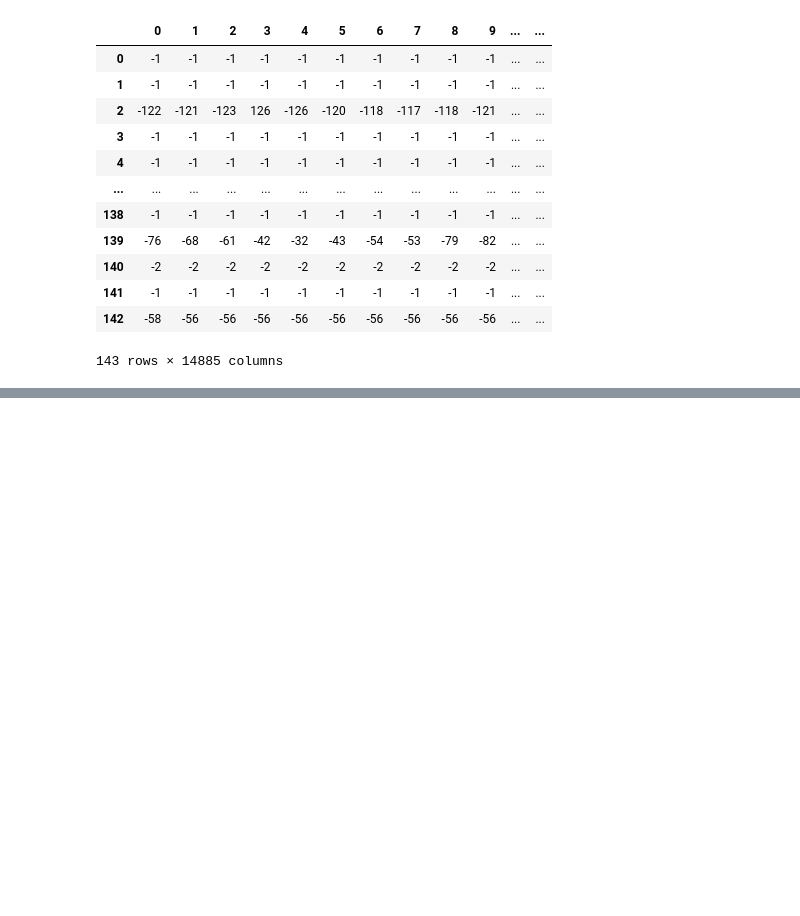
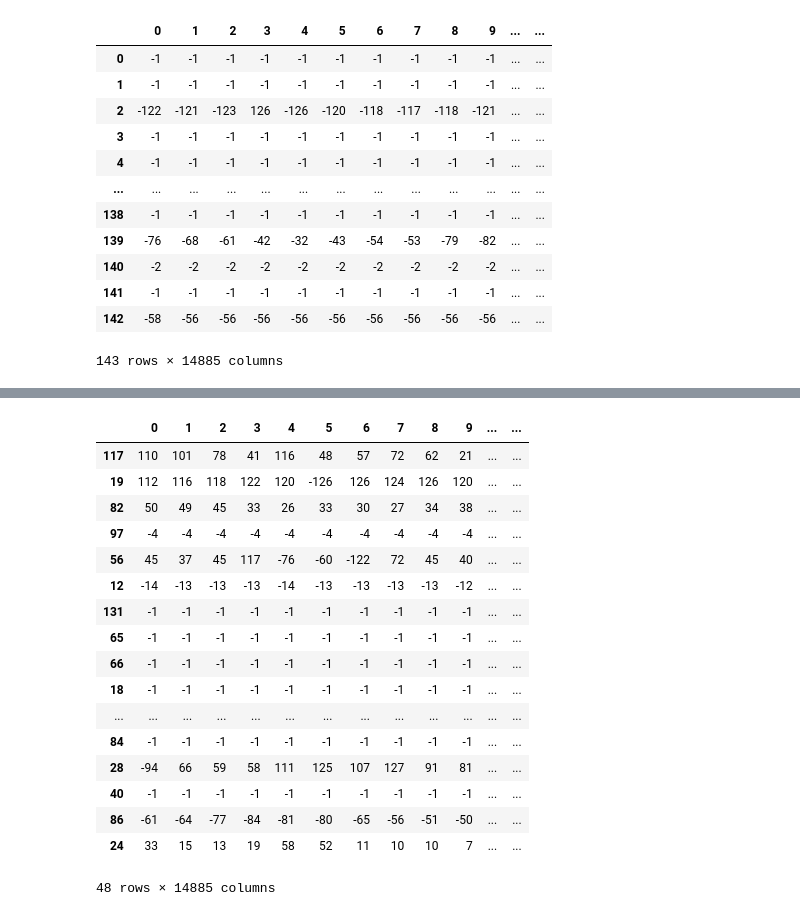
Before and after one commit to JurijJusel/Image, a Jupyter notebook: apple_banana_df.ipynb, the cells around one changed output, grey strips where cells are left out. Drawn from its saved outputs; the diff is of its cells as text; code cells hidden in the pictures; blank space fills up the shorter version.

```diff
--- a/apple_banana_df.ipynb
+++ b/apple_banana_df.ipynb
@@ -123,0 +138,5 @@ plt.imshow(img)
+# %%
+#making instance of labelencoder()
+le = LabelEncoder()
+encoded = le.fit_transform(read_df['image_name'])
+print(encoded)
@@ -123,0 +148,8 @@ plt.imshow(img)
+# %%
+# removing the original column 'Purchased' from df
+read_df.drop('image_name', axis=1, inplace=True)
+
+# Appending the array to our dataFrame
+read_df['image_name'] = encoded
+# printing Dataframe
+read_df
@@ -123,0 +172,2 @@ plt.imshow(img)
+# %%
+X_train, X_test, y_train, y_test = train_test_split(read_df,read_df, test_size=0.33, random_state=42)
@@ -123,0 +190,21 @@ plt.imshow(img)
+# %%
+X_test
+# %% [output]
+|  | 0 | 1 | 2 | 3 | 4 | 5 | 6 | 7 | 8 | 9 | ... | ... |
+| 117 | 110 | 101 | 78 | 41 | 116 | 48 | 57 | 72 | 62 | 21 | ... | ... |
+| 19 | 112 | 116 | 118 | 122 | 120 | -126 | 126 | 124 | 126 | 120 | ... | ... |
+| 82 | 50 | 49 | 45 | 33 | 26 | 33 | 30 | 27 | 34 | 38 | ... | ... |
+| 97 | -4 | -4 | -4 | -4 | -4 | -4 | -4 | -4 | -4 | -4 | ... | ... |
+| 56 | 45 | 37 | 45 | 117 | -76 | -60 | -122 | 72 | 45 | 40 | ... | ... |
+| 12 | -14 | -13 | -13 | -13 | -14 | -13 | -13 | -13 | -13 | -12 | ... | ... |
+| 131 | -1 | -1 | -1 | -1 | -1 | -1 | -1 | -1 | -1 | -1 | ... | ... |
+| 65 | -1 | -1 | -1 | -1 | -1 | -1 | -1 | -1 | -1 | -1 | ... | ... |
+| 66 | -1 | -1 | -1 | -1 | -1 | -1 | -1 | -1 | -1 | -1 | ... | ... |
+| 18 | -1 | -1 | -1 | -1 | -1 | -1 | -1 | -1 | -1 | -1 | ... | ... |
+| ... | ... | ... | ... | ... | ... | ... | ... | ... | ... | ... | ... | ... |
+| 84 | -1 | -1 | -1 | -1 | -1 | -1 | -1 | -1 | -1 | -1 | ... | ... |
+| 28 | -94 | 66 | 59 | 58 | 111 | 125 | 107 | 127 | 91 | 81 | ... | ... |
+| 40 | -1 | -1 | -1 | -1 | -1 | -1 | -1 | -1 | -1 | -1 | ... | ... |
+| 86 | -61 | -64 | -77 | -84 | -81 | -80 | -65 | -56 | -51 | -50 | ... | ... |
+| 24 | 33 | 15 | 13 | 19 | 58 | 52 | 11 | 10 | 10 | 7 | ... | ... |
+48 rows × 14885 columns
```
Also changed, not shown: parts of 12 cells of this notebook.
